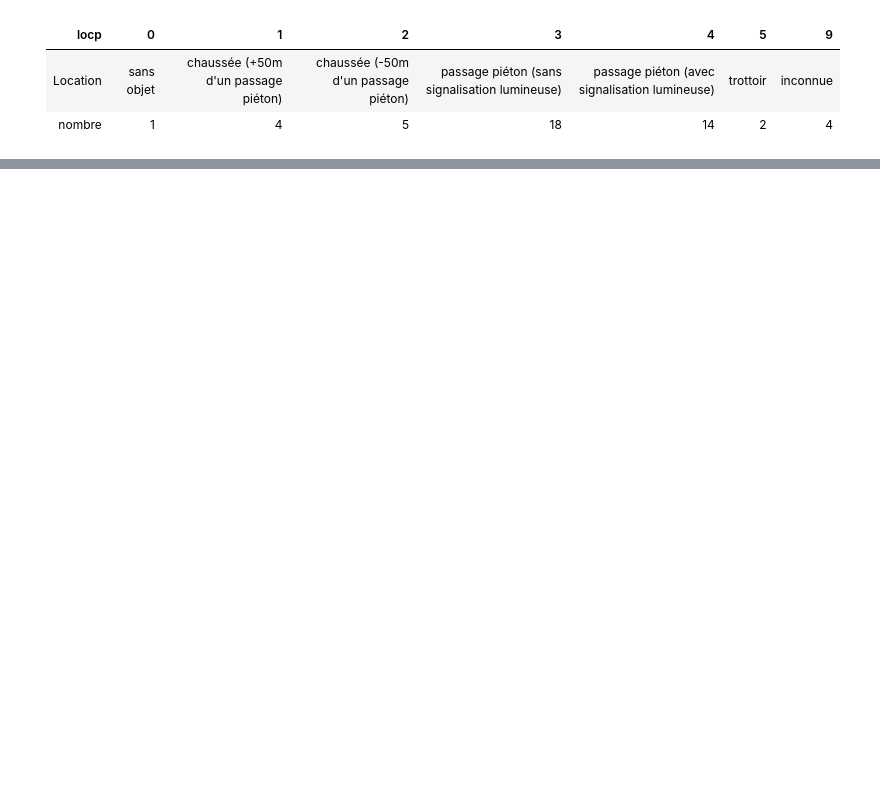
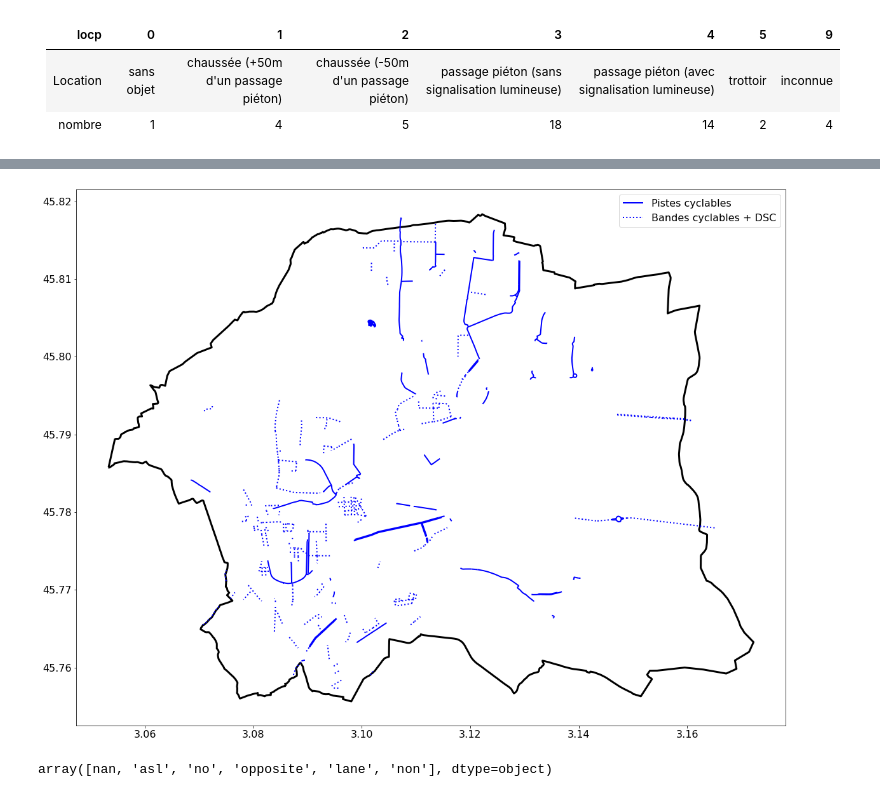
Before and after one commit to thmegy/AccidentsDeLaRoute, a Jupyter notebook: accidents_route.ipynb, the cells around one changed output, grey strips where cells are left out. Saved outputs shown, nothing was run; the diff lists cells and outputs as text; code cells hidden in the pictures; blank space fills up the shorter version.

Commit message:
schema cyclable et densité de population

```diff
--- a/accidents_route.ipynb
+++ b/accidents_route.ipynb
@@ -228,0 +296,20 @@ geopandas.geodataframe.GeoDataFrame
+# %%
+#r = ox.geometries_from_place('Chamalières', tags={'highway':True})
+r = ox.geometries_from_place('Clermont-Ferrand', tags={'highway':True})
+# %%
+mask_lane = r.highway.isin(['cycleway'])
+mask_painted_lane = r.cycleway.isin(['opposite', 'lane'])
+lane = r[['geometry']][mask_lane]
+painted_lane = r[['geometry']][mask_painted_lane]
+# %%
+ax = limites.plot(color='white', edgecolor='black', linewidth=3)
+lane.plot(ax=ax, color='blue', label='Pistes cyclables')
+painted_lane.plot(ax=ax, color='blue', linestyle='dotted', label='Bandes cyclables + DSC')
+ax.legend()
+plt.savefig('bike_lanes_clermont.png')
+# %% [output]
+[figure, added]
+# %%
+pd.unique(r.cycleway)
+# %% [output]
+array([nan, 'asl', 'no', 'opposite', 'lane', 'non'], dtype=object)
```
Also changed, not shown: parts of 39 cells of this notebook, 10 other files.
